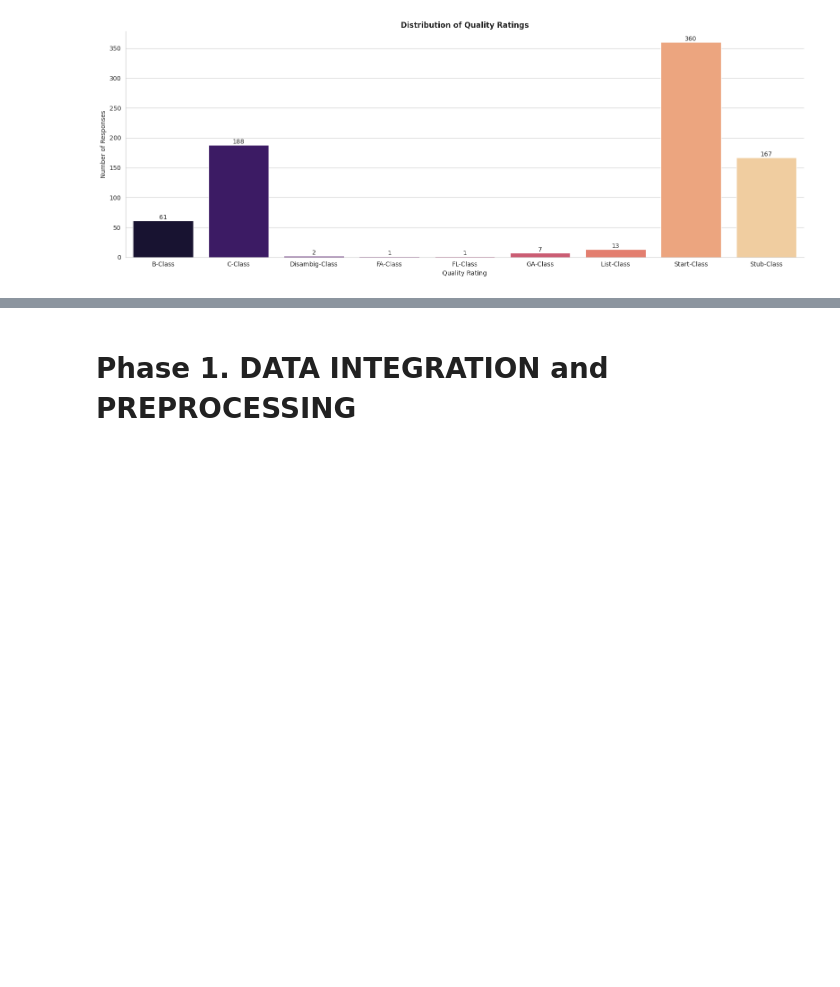
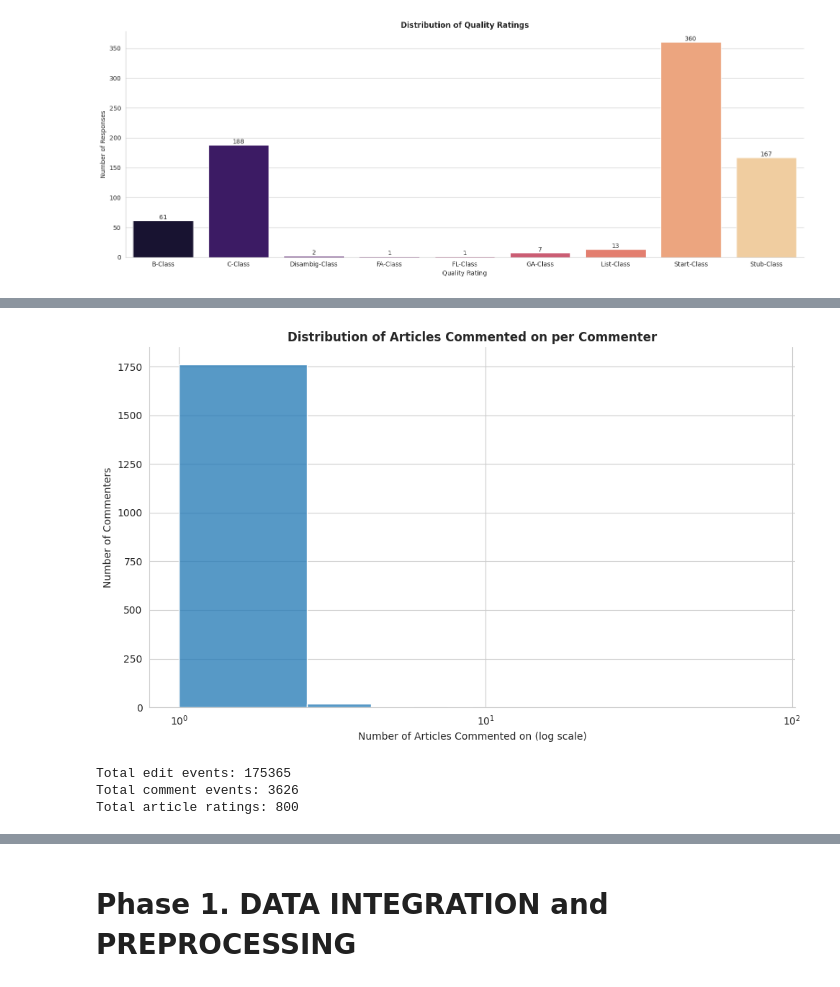
Before and after one commit to Gr8Sushant/Social_network_analysis_Wikiproject, a Jupyter notebook: Bin_Wikiproject_graph_theory.ipynb, the cells around one changed output, grey strips where cells are left out. Drawn from its saved outputs; the diff is of its cells as text; code cells hidden in the pictures; blank space fills up the shorter version.

```diff
--- a/Bin_Wikiproject_graph_theory.ipynb
+++ b/Bin_Wikiproject_graph_theory.ipynb
@@ -477,0 +549,33 @@ Passing `palette` without assigning `hue` is deprecated and will be removed in v
+# %%
+# Distribution of articles commented on per commenter (Log scale)
+plt.figure(figsize=(10,6))
+
+sns.histplot(
+    articles_per_commenter["num_articles_commented"],
+    bins=50
+)
+
+plt.xscale("log")
+
+plt.title("Distribution of Articles Commented on per Commenter", weight="bold")
+plt.xlabel("Number of Articles Commented on (log scale)")
+plt.ylabel("Number of Commenters")
+
+sns.despine()
+plt.tight_layout()
+plt.show()
+# %% [output]
+[figure, added]
+# %%
+# Dataset Size and Coverage
+total_edits = len(edits_df_used)
+total_comments = len(comments_df_used)
+total_ratings = len(ratings_df_used)
+
+print(f"Total edit events: {total_edits}")
+print(f"Total comment events: {total_comments}")
+print(f"Total article ratings: {total_ratings}")
+# %% [output]
+Total edit events: 175365
+Total comment events: 3626
+Total article ratings: 800
```
Also changed, not shown: parts of 34 cells of this notebook.
